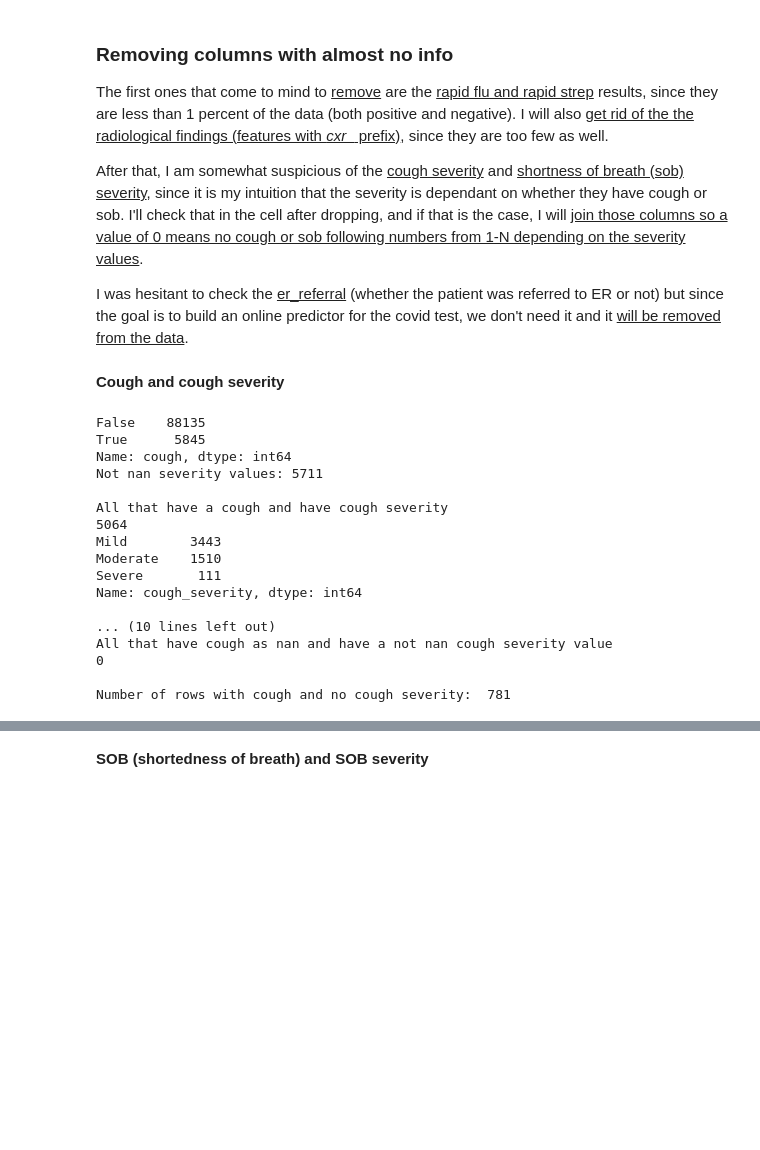
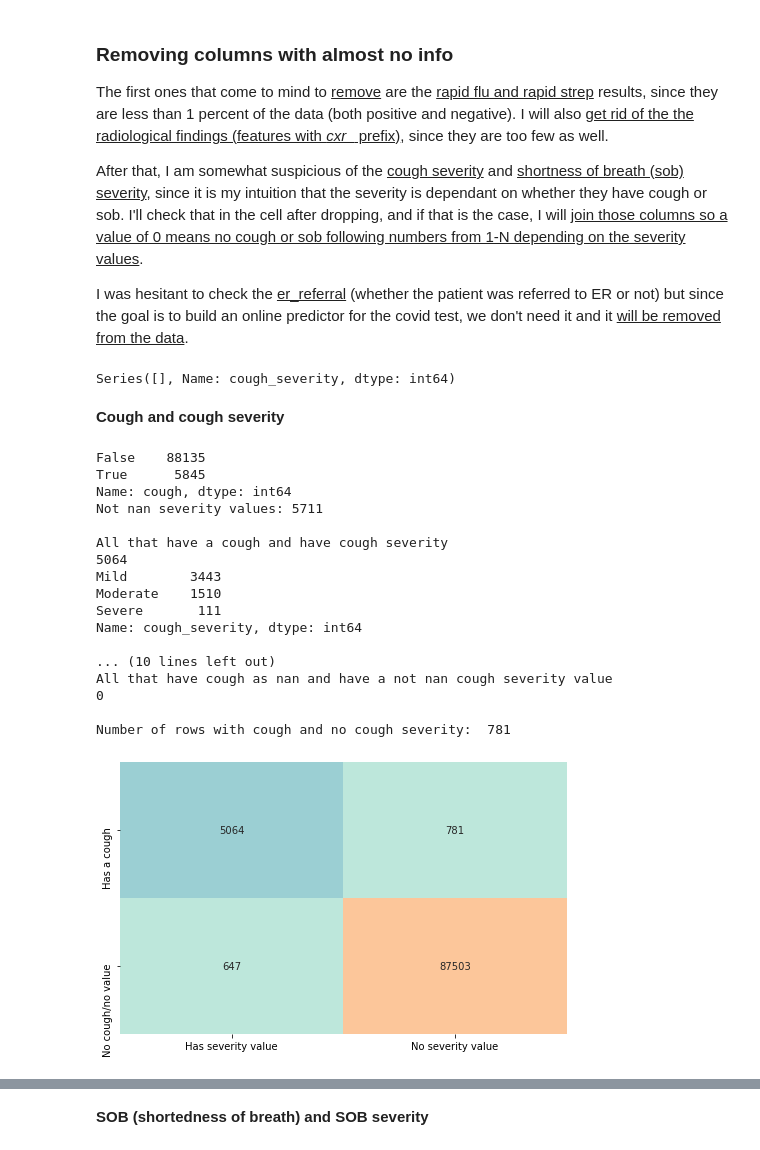
Before and after one commit to Sir-Slade/covid_prediction_project, a Jupyter notebook: DataExploration.ipynb, the cells around one changed output, grey strips where cells are left out. Cells and saved outputs as stored; diff of their text form; code cells hidden in the pictures; blank space fills up the shorter version.

Commit message:
Added code to the DataExploration notebook to generate visualizations of cough and sob severity values in order to generate the necessary figures for the presentation

```diff
--- a/DataExploration.ipynb
+++ b/DataExploration.ipynb
@@ -120,6 +120,10 @@ all_data.drop(columns=["batch_date", "test_name", "swab_type", "er_referral"], i
 # %%
 columns_to_drop = ["rapid_flu_results", "rapid_strep_results", "cxr_findings", "cxr_impression", "cxr_label", "cxr_link"]
 all_data.drop(columns=columns_to_drop, inplace = True)
+# %%
+all_data[(all_data["cough_severity"].isna()) | (all_data["cough_severity"] == "None")].cough_severity.value_counts()
+# %% [output]
+Series([], Name: cough_severity, dtype: int64)
 # %% [markdown]
 <b>Cough and cough severity</b>
 # %%
@@ -133,34 +137,49 @@ def cough_stats(all_data):
     print(" ")
     print("All that do not have a cough and have cough severity")
     print(all_data[(all_data["cough_severity"].notna()) & (all_data["cough"] == False)].shape[0]) #The cough value for this one is going to be changed to true
     print(all_data[all_data["cough"] == False]["cough_severity"].value_counts()) #The cough value for this one is going to be changed to true
     print(" ")
     print("All that have cough severity as nan and have a not nan cough value")
     print(all_data[all_data["cough"].notna() & all_data["cough_severity"].isna()].shape[0])
     print(" ")
     print("All that have cough as nan and have a not nan cough severity value")
     print(all_data[all_data["cough"].isna() & all_data["cough_severity"].notna()].shape[0])
     print(" ")
-    print("Number of rows with cough and no cough severity: ", len(all_data[(all_data["cough"] == True) & (all_data["cough_severity"].isna())])) #Since this are just 15 they are to be imputated with the most frequent type
+    print("Number of rows with cough and no cough severity: ", all_data[(all_data["cough"] == True) & (all_data["cough_severity"].isna())].shape[0]) #Since this are just 15 they are to be imputated with the most frequent type
+
+    #At this point there is no 'None' value in severity
+    cough_and_severity = all_data[(all_data["cough_severity"].notna()) & (all_data["cough_severity"] != "None") & (all_data["cough"] == True)].shape[0]
+    cough_no_severity = all_data[(all_data["cough"] == True) & ((all_data["cough_severity"].isna()) | (all_data["cough_severity"] == "None"))].shape[0]
+    #In the 'no_cough' category we include the NaNs and the False
+    no_cough_and_severity = all_data[(all_data["cough"].isna()) &
+                                     (all_data["cough_severity"].notna()) & (all_data["cough_severity"] != "None")].shape[0] + all_data[(all_data["cough_severity"].notna()) & (all_data["cough_severity"] != "None") & (all_data["cough"] == False)].shape[0] #having 'cough' == False with a severity is not possible
+    no_cough_no_severity =all_data[(all_data["cough"].isna()) &
+                                   ((all_data["cough_severity"].isna()) | (all_data["cough_severity"] == "None"))].shape[0] + all_data[(all_data["cough"] == False) & ((all_data["cough_severity"].isna()) | (all_data["cough_severity"] == "None"))].shape[0] #having 'cough' == False with a severity is not possible
+    plt.figure(figsize=(8,5))
+    sns.heatmap([[cough_and_severity, cough_no_severity], [no_cough_and_severity, no_cough_no_severity]],
+                xticklabels=["Has severity value", "No severity value"], yticklabels=["Has a cough", "No cough/no value"], annot=True, fmt="d", center=45000, cbar=False)
+
+    plt.show()
 cough_stats(all_data)
 # %% [output]
 False    88135
 True      5845
 Name: cough, dtype: int64
 Not nan severity values: 5711
 
 All that have a cough and have cough severity
 5064
 Mild        3443
 Moderate    1510
 Severe       111
 Name: cough_severity, dtype: int64
 
 ... (10 lines left out)
 All that have cough as nan and have a not nan cough severity value
 0
 
 Number of rows with cough and no cough severity:  781
+[figure, added]
 # %%
 cough_false_severity_not_na = all_data.loc[((all_data["cough"].isna()) | (all_data["cough"] == False)) & (all_data["cough_severity"].notna())].index
 all_data.loc[cough_false_severity_not_na, "cough"] = True
```
Also changed, not shown: parts of 3 cells of this notebook, 4 other files.
